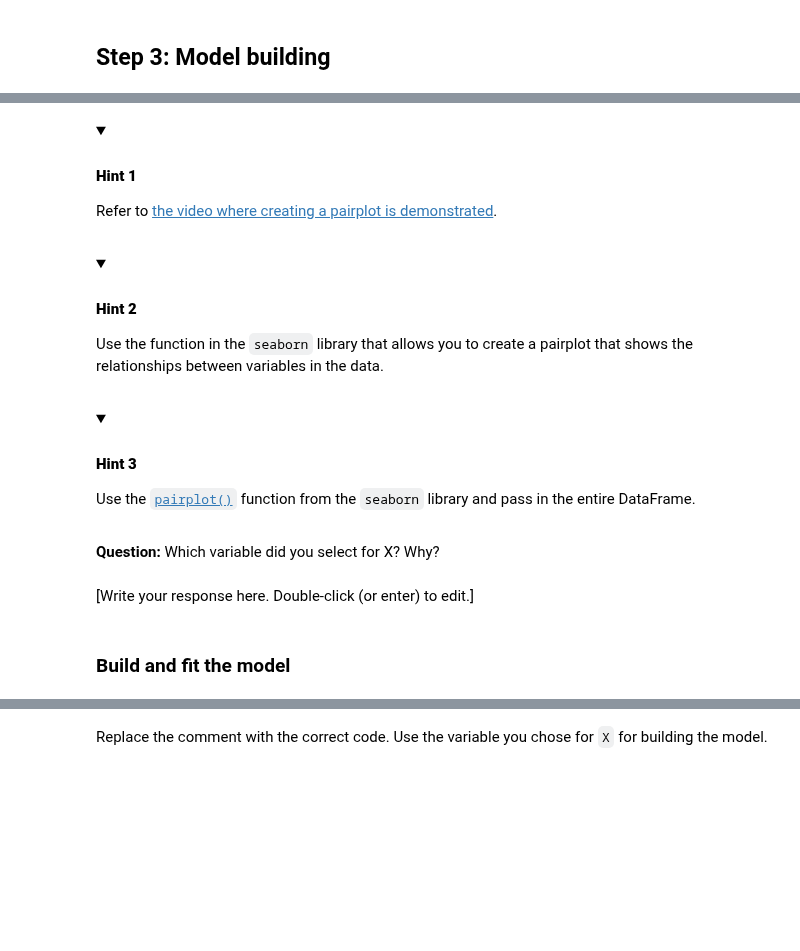
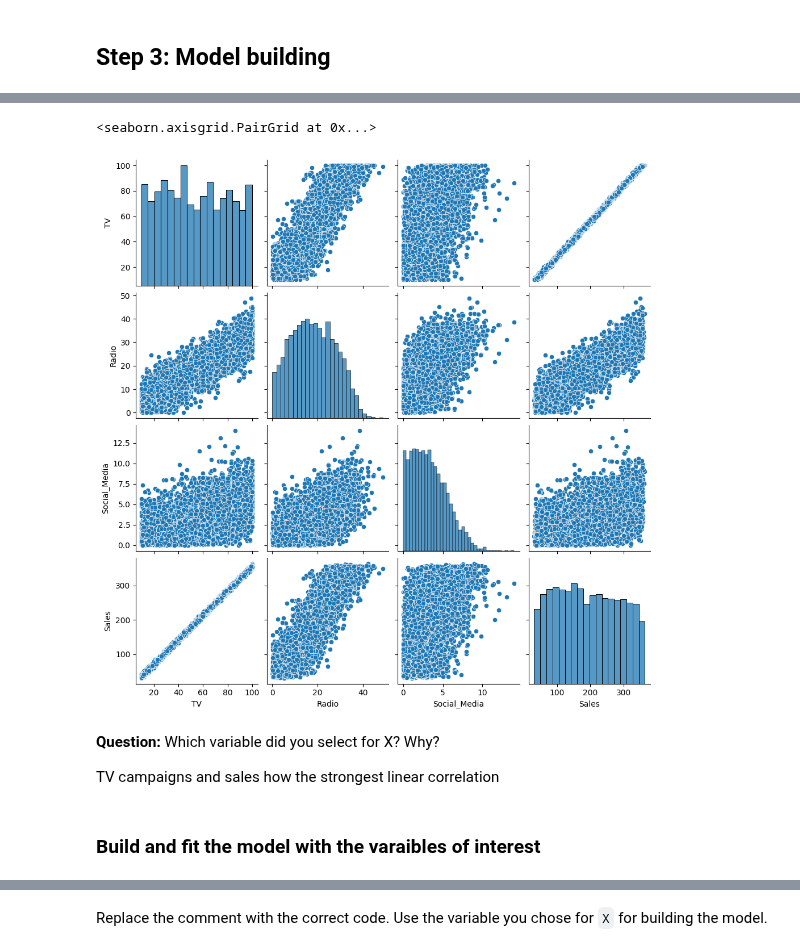
Before and after one commit to dyyland23-glitch/Marketing_Evaluate_simple_and_multiple_regression, a Jupyter notebook: Activity_Evaluate simple linear regression.ipynb, the cells around one changed output, grey strips where cells are left out. Drawn from its saved outputs; the diff is of its cells as text; code cells hidden in the pictures; folded sections open; blank space fills up the shorter version.

```diff
--- a/Activity_Evaluate simple linear regression.ipynb
+++ b/Activity_Evaluate simple linear regression.ipynb
@@ -298,31 +299,12 @@ Create a pairplot to visualize the relationships between pairs of variables in t
 # %%
 # Create a pairplot of the data.
-
-### YOUR CODE HERE ###
+sns.pairplot(data)
+# %% [output]
+<seaborn.axisgrid.PairGrid at 0x...>
+[figure, added]
-# %% [markdown]
-<details>
-<summary><h4><strong>Hint 1</strong></h4></summary>
-
-Refer to [the video where creating a pairplot is demonstrated](https://www.coursera.org/learn/regression-analysis-simplify-complex-data-relationships/lecture/dnjWm/explore-linear-regression-with-python).
-
-</details>
-# %% [markdown]
-<details>
-<summary><h4><strong>Hint 2</strong></h4></summary>
-
-Use the function in the `seaborn` library that allows you to create a pairplot that shows the relationships between variables in the data.
-
-</details>
-# %% [markdown]
-<details>
-<summary><h4><strong>Hint 3</strong></h4></summary>
-
-Use the [`pairplot()`](https://seaborn.pydata.org/generated/seaborn.pairplot.html) function from the `seaborn` library and pass in the entire DataFrame.
-
-</details>
 # %% [markdown]
 **Question:** Which variable did you select for X? Why?
+
+TV campaigns and sales how the strongest linear correlation
-# %% [markdown]
-[Write your response here. Double-click (or enter) to edit.]
 # %% [markdown]
-### Build and fit the model
+### Build and fit the model with the varaibles of interest
```
Also changed, not shown: parts of 37 cells of this notebook.
